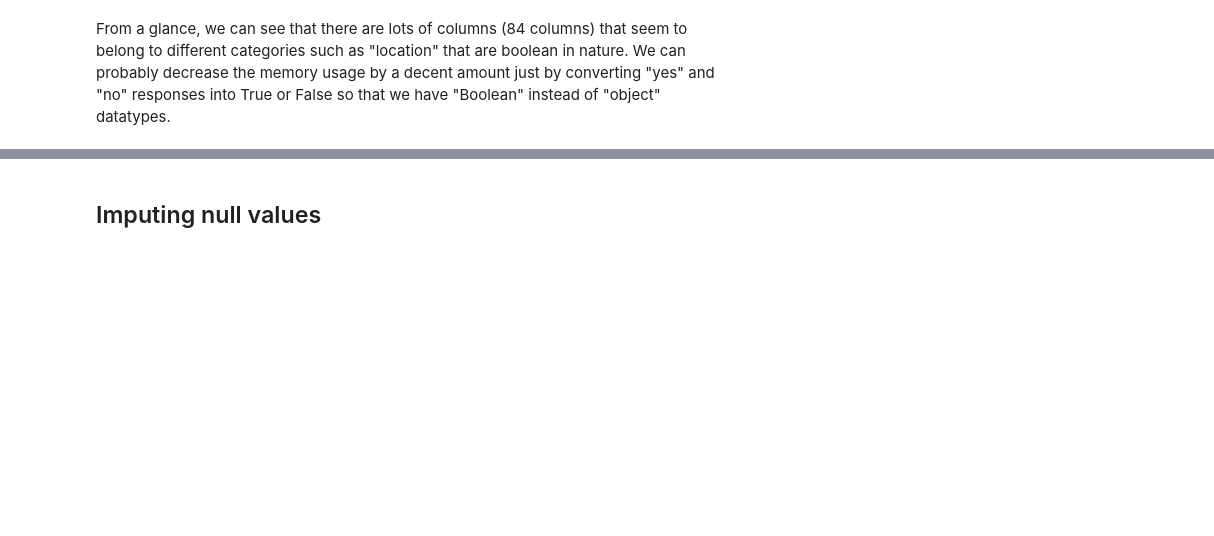
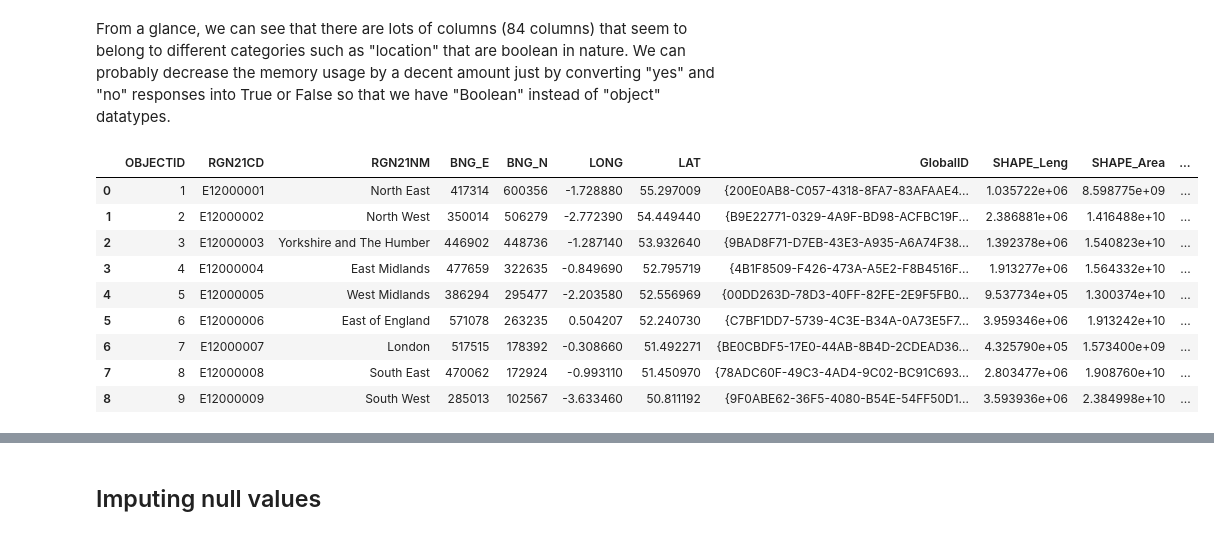
Before and after one commit to HelloWorld183L/EDA_Work, a Jupyter notebook: EDA_Police_Use_Of_Force.ipynb, the cells around one changed output, grey strips where cells are left out. Saved outputs shown, nothing was run; the diff lists cells and outputs as text; code cells hidden in the pictures; blank space fills up the shorter version.

```diff
--- a/EDA_Police_Use_Of_Force.ipynb
+++ b/EDA_Police_Use_Of_Force.ipynb
@@ -84,3 +88,17 @@ dtypes: object(84)
 memory usage: 360.3+ MB
 # %% [markdown]
 From a glance, we can see that there are lots of columns (84 columns) that seem to belong to different categories such as "location" that are boolean in nature. We can probably decrease the memory usage by a decent amount just by converting "yes" and "no" responses into True or False so that we have "Boolean" instead of "object" datatypes.
+# %%
+regions_shp = gpd.read_file(BASE_DATA_DIR + 'regions.shp')
+regions_shp
+# %% [output]
+|  | OBJECTID | RGN21CD | RGN21NM | BNG_E | BNG_N | LONG | LAT | GlobalID | SHAPE_Leng | SHAPE_Area | ... |
+| 0 | 1 | E12000001 | North East | 417314 | 600356 | -1.728880 | 55.297009 | {200E0AB8-C057-4318-8FA7-83AFAAE4... | 1.035722e+06 | 8.598775e+09 | ... |
+| 1 | 2 | E12000002 | North West | 350014 | 506279 | -2.772390 | 54.449440 | {B9E22771-0329-4A9F-BD98-ACFBC19F... | 2.386881e+06 | 1.416488e+10 | ... |
+| 2 | 3 | E12000003 | Yorkshire and The Humber | 446902 | 448736 | -1.287140 | 53.932640 | {9BAD8F71-D7EB-43E3-A935-A6A74F38... | 1.392378e+06 | 1.540823e+10 | ... |
+| 3 | 4 | E12000004 | East Midlands | 477659 | 322635 | -0.849690 | 52.795719 | {4B1F8509-F426-473A-A5E2-F8B4516F... | 1.913277e+06 | 1.564332e+10 | ... |
+| 4 | 5 | E12000005 | West Midlands | 386294 | 295477 | -2.203580 | 52.556969 | {00DD263D-78D3-40FF-82FE-2E9F5FB0... | 9.537734e+05 | 1.300374e+10 | ... |
+| 5 | 6 | E12000006 | East of England | 571078 | 263235 | 0.504207 | 52.240730 | {C7BF1DD7-5739-4C3E-B34A-0A73E5F7... | 3.959346e+06 | 1.913242e+10 | ... |
+| 6 | 7 | E12000007 | London | 517515 | 178392 | -0.308660 | 51.492271 | {BE0CBDF5-17E0-44AB-8B4D-2CDEAD36... | 4.325790e+05 | 1.573400e+09 | ... |
+| 7 | 8 | E12000008 | South East | 470062 | 172924 | -0.993110 | 51.450970 | {78ADC60F-49C3-4AD4-9C02-BC91C693... | 2.803477e+06 | 1.908760e+10 | ... |
+| 8 | 9 | E12000009 | South West | 285013 | 102567 | -3.633460 | 50.811192 | {9F0ABE62-36F5-4080-B54E-54FF50D1... | 3.593936e+06 | 2.384998e+10 | ... |
```
Also changed, not shown: parts of 12 cells of this notebook.
